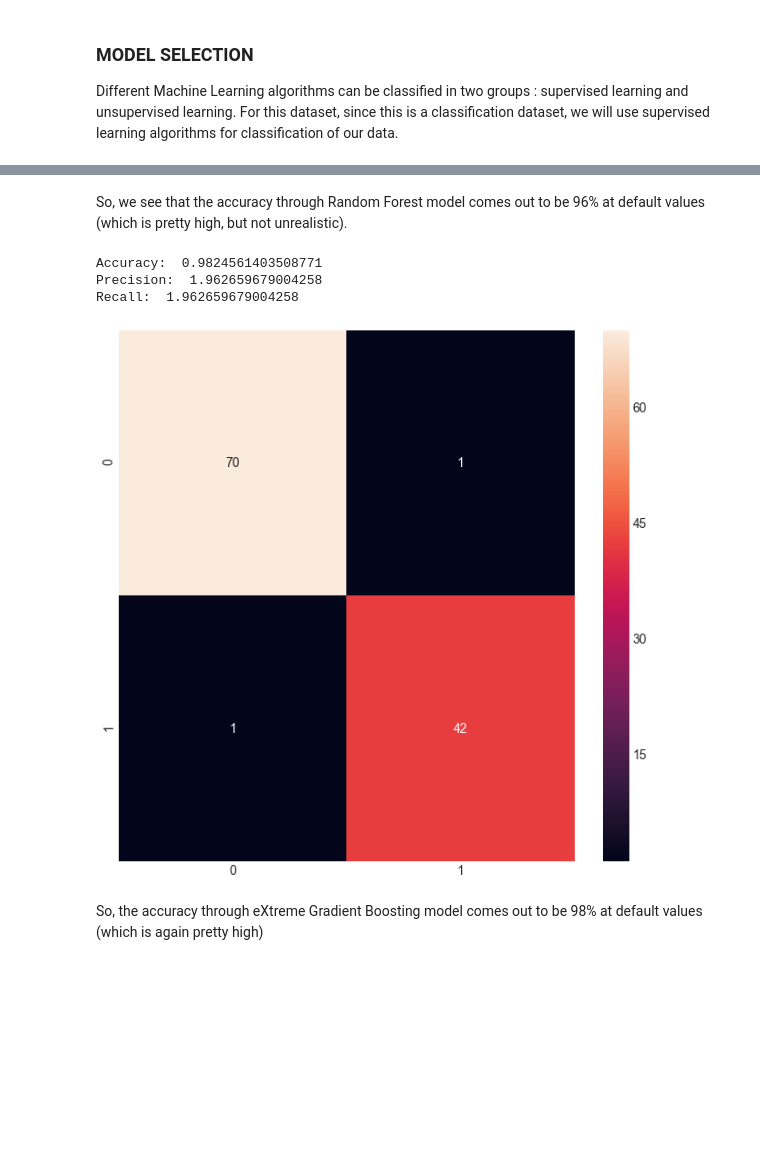
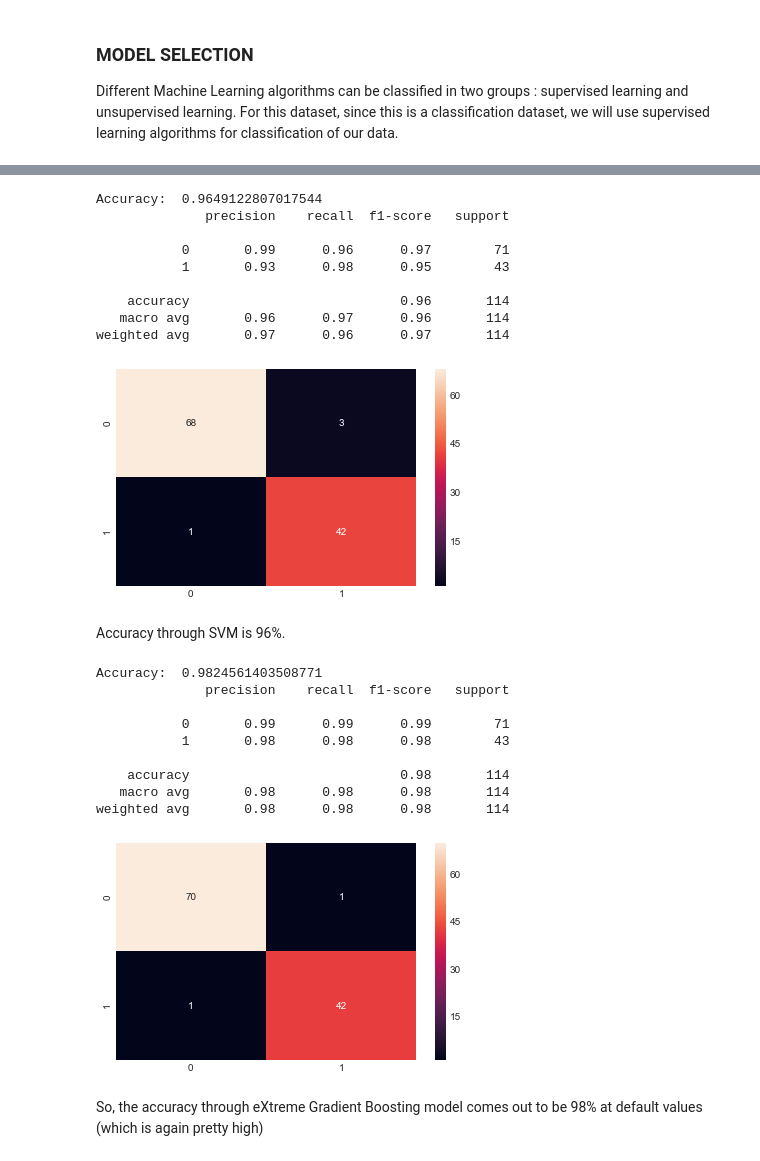
Before and after one commit to shubhramahey/Breast-Cancer-Analysis, a Jupyter notebook: Breast Cancer Analysis.ipynb, the cells around one changed output, grey strips where cells are left out. Cells and saved outputs as stored; diff of their text form; code cells hidden in the pictures; blank space fills up the shorter version.

```diff
--- a/Breast Cancer Analysis.ipynb
+++ b/Breast Cancer Analysis.ipynb
@@ -766,29 +782,59 @@ Recall:  1.9161480510972813
-# %% [markdown]
-So, we see that the accuracy through Random Forest model comes out to be 96% at default values (which is pretty high, but not unrealistic).
+# %%
+#Using SVM (Support Vector Machine)
+#SVM can be used for both classification and regression for prediction
+from sklearn import svm
+
+classifier_svm = svm.SVC(kernel='linear')
+classifier_svm = classifier_svm.fit(x_train,y_train)
+y_pred = classifier_svm.predict(x_test)
+
+svm_ac = accuracy_score(y_test,y_pred)
+print('Accuracy: ',svm_ac)
+
+cm = confusion_matrix(y_test,classifier_svm.predict(x_test))
+sns.heatmap(cm,annot=True,fmt="d")
+
+#evaluating the model using other performance metrics
+print(classification_report(y_test, y_pred))
+# %% [output]
+Accuracy:  0.9649122807017544
+              precision    recall  f1-score   support
+
+           0       0.99      0.96      0.97        71
+           1       0.93      0.98      0.95        43
+
+    accuracy                           0.96       114
+   macro avg       0.96      0.97      0.96       114
+weighted avg       0.97      0.96      0.97       114
+[figure, added]
+# %% [markdown]
+Accuracy through SVM is 96%.
 # %%
 #Using XGBoost (eXtreme Gradient Boosting)
 #This algorithm has a good execution speed, even on a large dataset and it has a good model performance.
 
+classifier_xgb = XGBClassifier(random_state=42)
+classifier_xgb = classifier_xgb.fit(x_train,y_train)
+y_pred = classifier_xgb.predict(x_test)
 
-classifier_xgb = XGBClassifier()
-classifier_xgb = classifier_xgb.fit(x_train,y_train)
+xgb_ac = accuracy_score(y_test,y_pred)
+print('Accuracy: ',xgb_ac)
 
-ac = accuracy_score(y_test,classifier_xgb.predict(x_test))
-print('Accuracy: ',ac)
-
-cm = confusion_matrix(y_test,classifier_xgb.predict(x_test))
+cm = confusion_matrix(y_test,y_pred)
 sns.heatmap(cm,annot=True,fmt="d")
 
-true_pos = np.diag(cm)
-precision = np.sum(true_pos / np.sum(cm, axis=0))
-recall = np.sum(true_pos / np.sum(cm, axis=1))
-
-print('Precision: ',precision)
-print('Recall: ',recall)
+#evaluating the model using other performance metrics
+print(classification_report(y_test, y_pred))
 # %% [output]
 Accuracy:  0.9824561403508771
-Precision:  1.962659679004258
-Recall:  1.962659679004258
+              precision    recall  f1-score   support
+
+           0       0.99      0.99      0.99        71
+           1       0.98      0.98      0.98        43
+
+    accuracy                           0.98       114
+   macro avg       0.98      0.98      0.98       114
+weighted avg       0.98      0.98      0.98       114
-[figure, old version]
+[figure, new version]
 # %% [markdown]
 So, the accuracy through eXtreme Gradient Boosting model comes out to be 98% at default values (which is again pretty high)
```
Also changed, not shown: parts of 56 cells of this notebook.
